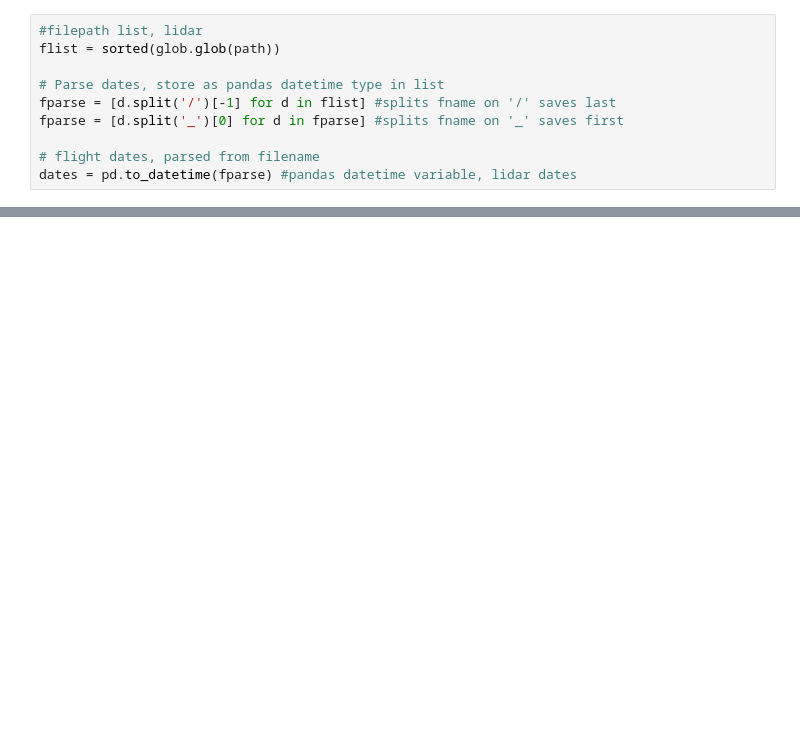
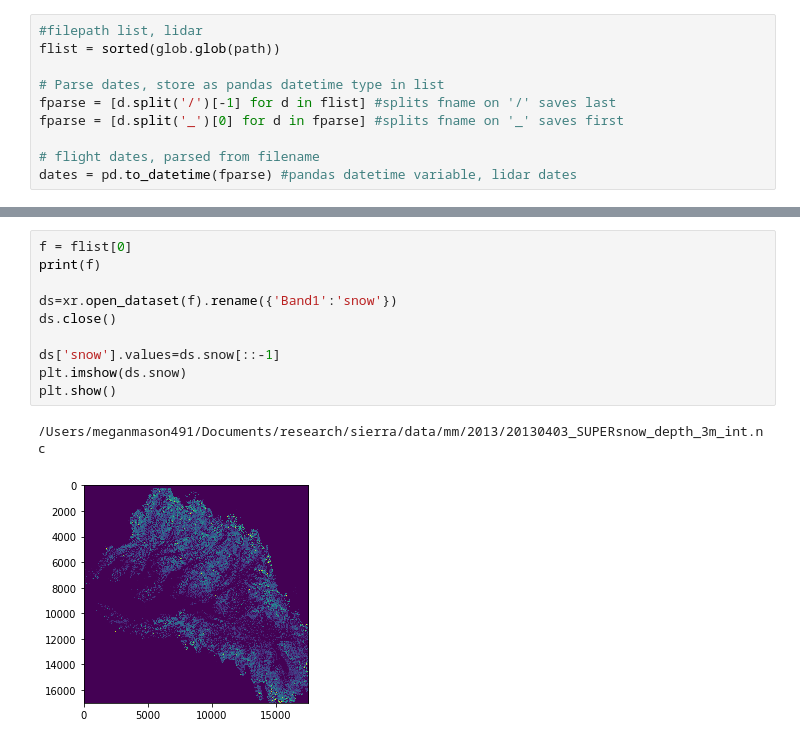
Before and after one commit to meganmason/jlabs, a Jupyter notebook: xarray/tests.ipynb, the cells around one changed output, grey strips where cells are left out. Saved outputs shown, nothing was run; the diff lists cells and outputs as text; blank space fills up the shorter version.

```diff
--- a/xarray/tests.ipynb
+++ b/xarray/tests.ipynb
@@ -47,0 +62,13 @@ plt.show()
+# %%
+f = flist[0]
+print(f)
+
+ds=xr.open_dataset(f).rename({'Band1':'snow'})
+ds.close()
+
+ds['snow'].values=ds.snow[::-1]
+plt.imshow(ds.snow)
+plt.show()
+# %% [output]
+/Users/meganmason491/Documents/research/sierra/data/mm/2013/20130403_SUPERsnow_depth_3m_int.nc
+[figure, added]
```
Also changed, not shown: parts of 11 cells of this notebook, 3 other files.
